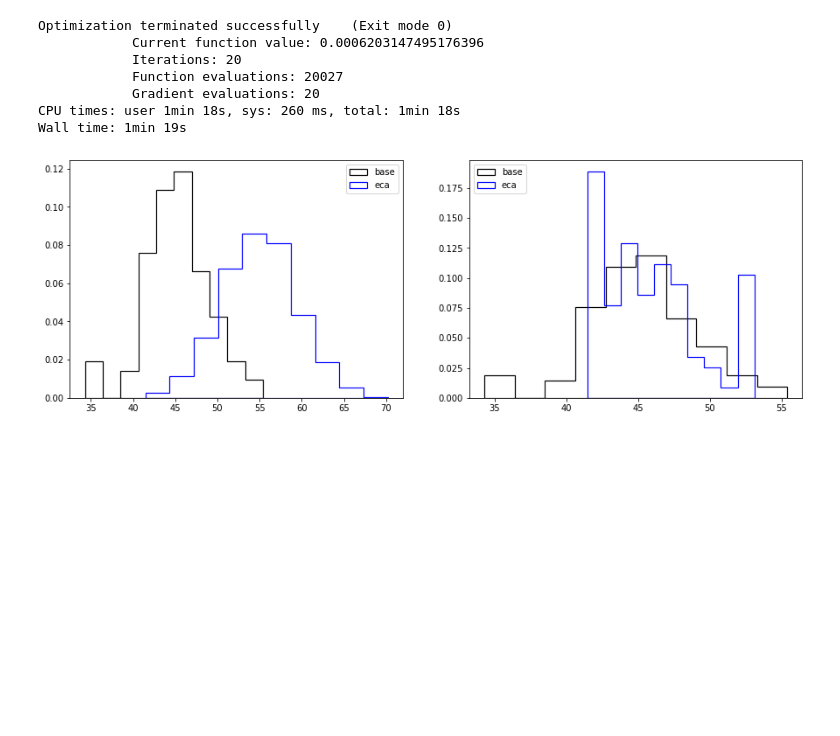
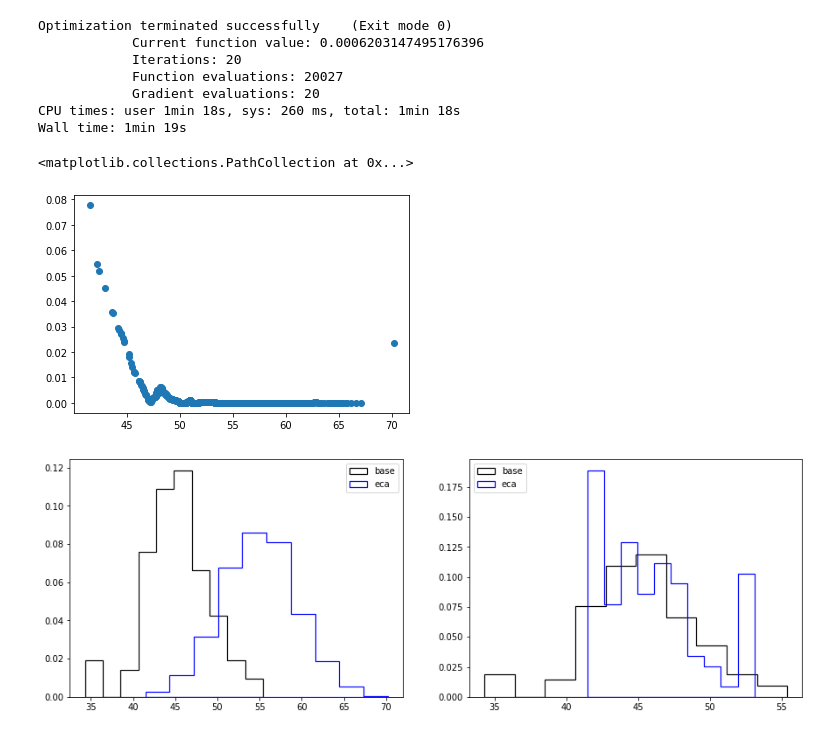
Before and after one commit to csrinesh/balance_cohort, a Jupyter notebook: cohortbalancer.ipynb, the cells around one changed output. Cells and saved outputs as stored; diff of their text form; code cells hidden in the pictures; blank space fills up the shorter version.

```diff
--- a/cohortbalancer.ipynb
+++ b/cohortbalancer.ipynb
@@ -80,7 +80,7 @@ cons = ({'type': 'ineq', 'fun': noneg},
 weights = 0.001*np.ones(config['neca'])
 
 wopt = minimize(calc_loss, weights, constraints=cons, options=
-            {"disp":True,"maxiter":5000})
+            {"disp":True,"maxiter":1000})
 p = wopt.x
 # %% [output]
 Optimization terminated successfully    (Exit mode 0)
@@ -90,6 +90,11 @@ Optimization terminated successfully    (Exit mode 0)
             Gradient evaluations: 20
 CPU times: user 1min 18s, sys: 260 ms, total: 1min 18s
 Wall time: 1min 19s
+# %%
+plt.scatter(data_eca['age'], p)
+# %% [output]
+<matplotlib.collections.PathCollection at 0x...>
+[figure, added]
 # %%
 data_eca_study = data_eca.sample(n=config['nbase'], replace=True, weights=p)
 # %%
```
